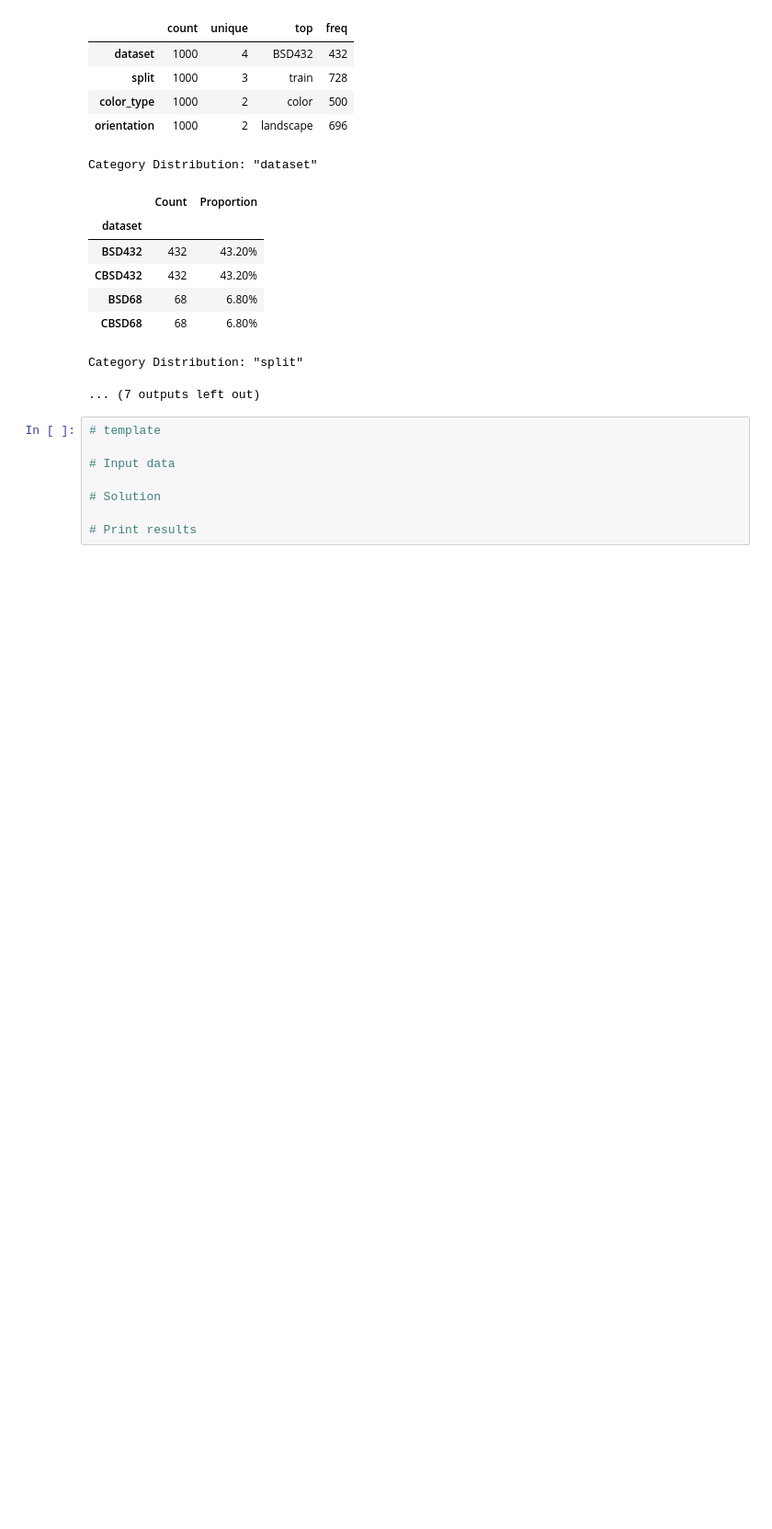
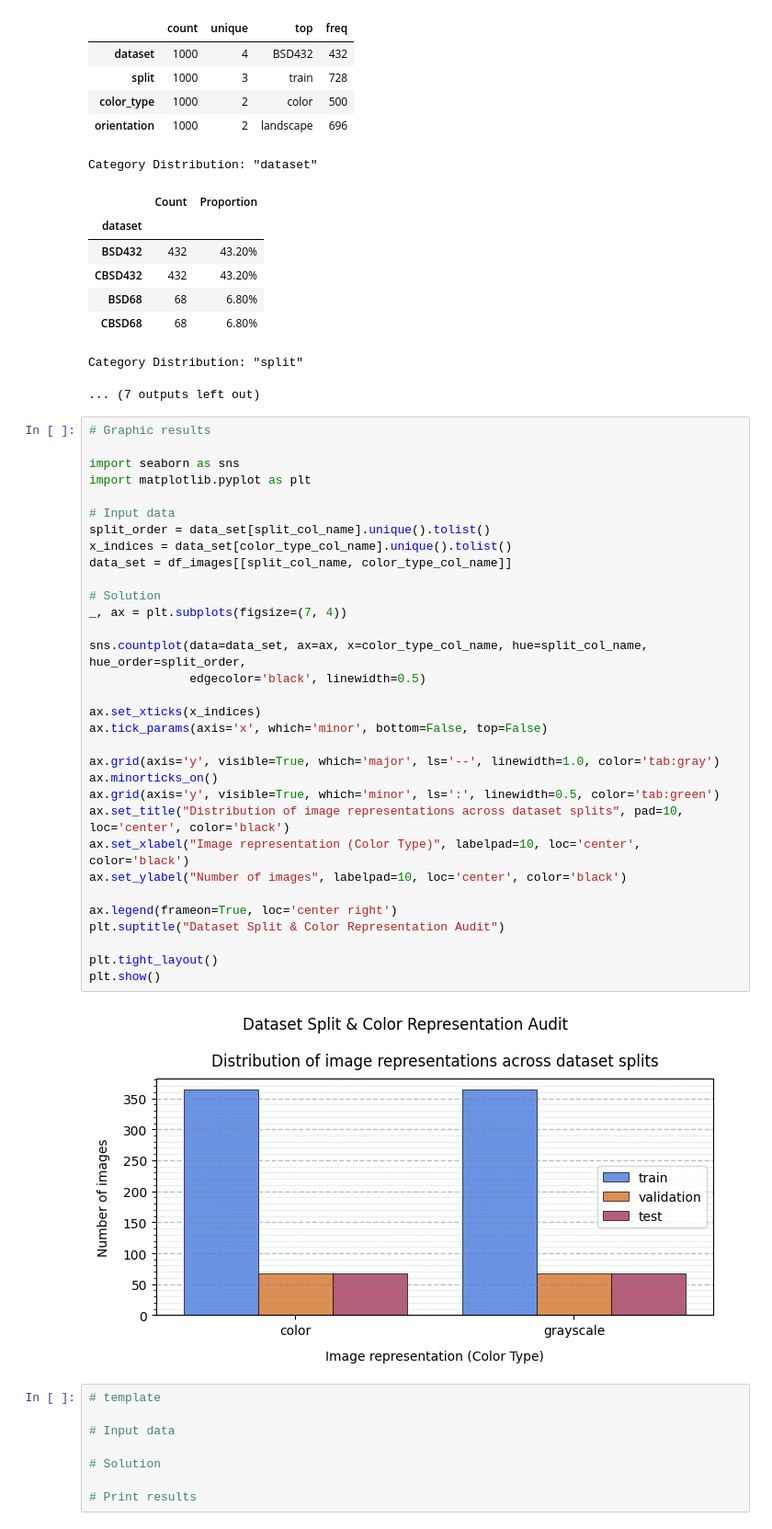
Before and after one commit to BogdanPinchuk/ComputerVision-PBY_HW16_Course_Project, a Jupyter notebook: Bohdan_Pinchuk_CV_HW16_UA.ipynb, the cells around one changed output. Shown at 92% size. Drawn from its saved outputs; the diff is of its cells as text; blank space fills up the shorter version.

Commit message:
[Homework16] - added histogram

```diff
--- a/Bohdan_Pinchuk_CV_HW16_UA.ipynb
+++ b/Bohdan_Pinchuk_CV_HW16_UA.ipynb
@@ -650,6 +651,40 @@ Category Distribution: "dataset"
 | CBSD68 | 68 | 6.80% |
 Category Distribution: "split"
 ... (7 outputs left out)
+# %%
+# Graphic results
+
+import seaborn as sns
+import matplotlib.pyplot as plt
+
+# Input data
+split_order = data_set[split_col_name].unique().tolist()
+x_indices = data_set[color_type_col_name].unique().tolist()
+data_set = df_images[[split_col_name, color_type_col_name]]
+
+# Solution
+_, ax = plt.subplots(figsize=(7, 4))
+
+sns.countplot(data=data_set, ax=ax, x=color_type_col_name, hue=split_col_name, hue_order=split_order,
+              edgecolor='black', linewidth=0.5)
+
+ax.set_xticks(x_indices)
+ax.tick_params(axis='x', which='minor', bottom=False, top=False)
+
+ax.grid(axis='y', visible=True, which='major', ls='--', linewidth=1.0, color='tab:gray')
+ax.minorticks_on()
+ax.grid(axis='y', visible=True, which='minor', ls=':', linewidth=0.5, color='tab:green')
+ax.set_title("Distribution of image representations across dataset splits", pad=10, loc='center', color='black')
+ax.set_xlabel("Image representation (Color Type)", labelpad=10, loc='center', color='black')
+ax.set_ylabel("Number of images", labelpad=10, loc='center', color='black')
+
+ax.legend(frameon=True, loc='center right')
+plt.suptitle("Dataset Split & Color Representation Audit")
+
+plt.tight_layout()
+plt.show()
+# %% [output]
+[figure, added]
 # %%
 # template
 
```
Also changed, not shown: parts of 1 cell of this notebook.
